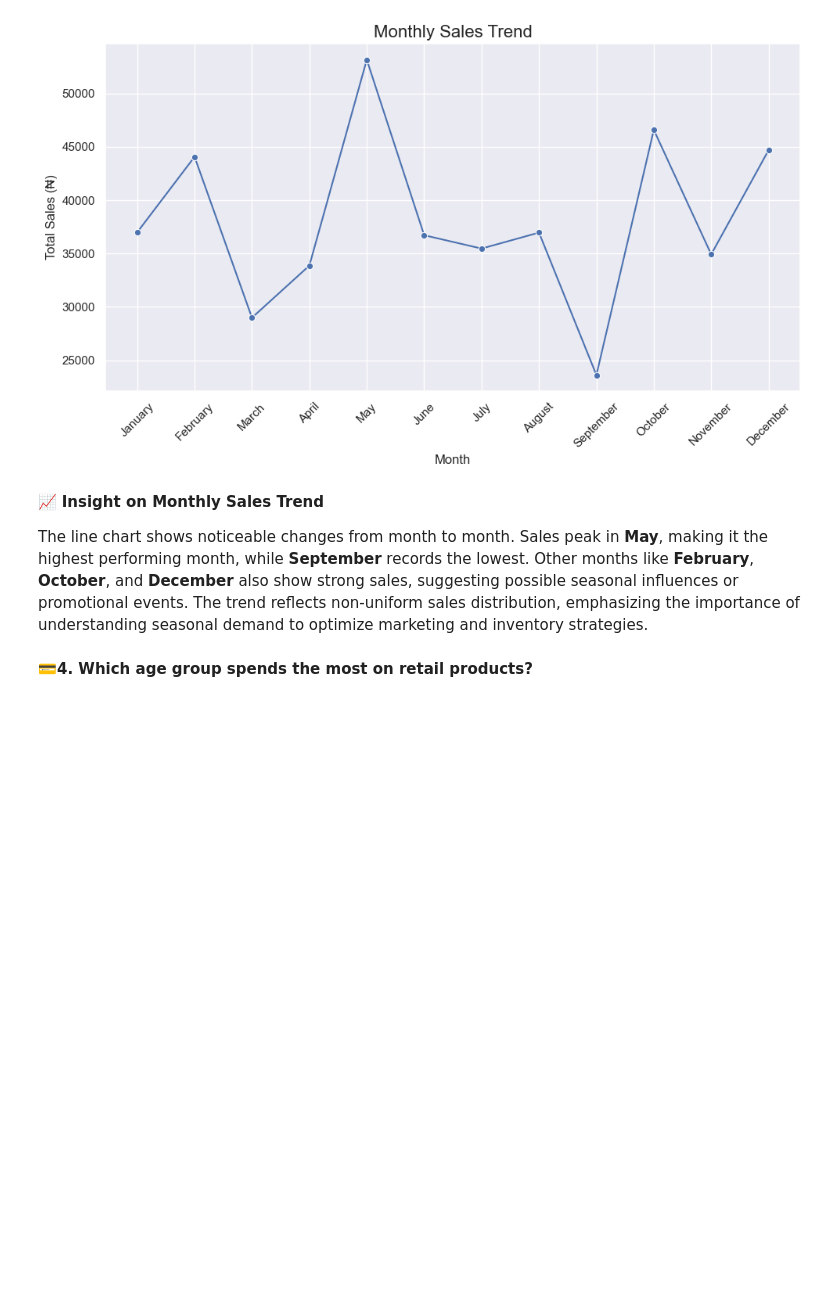
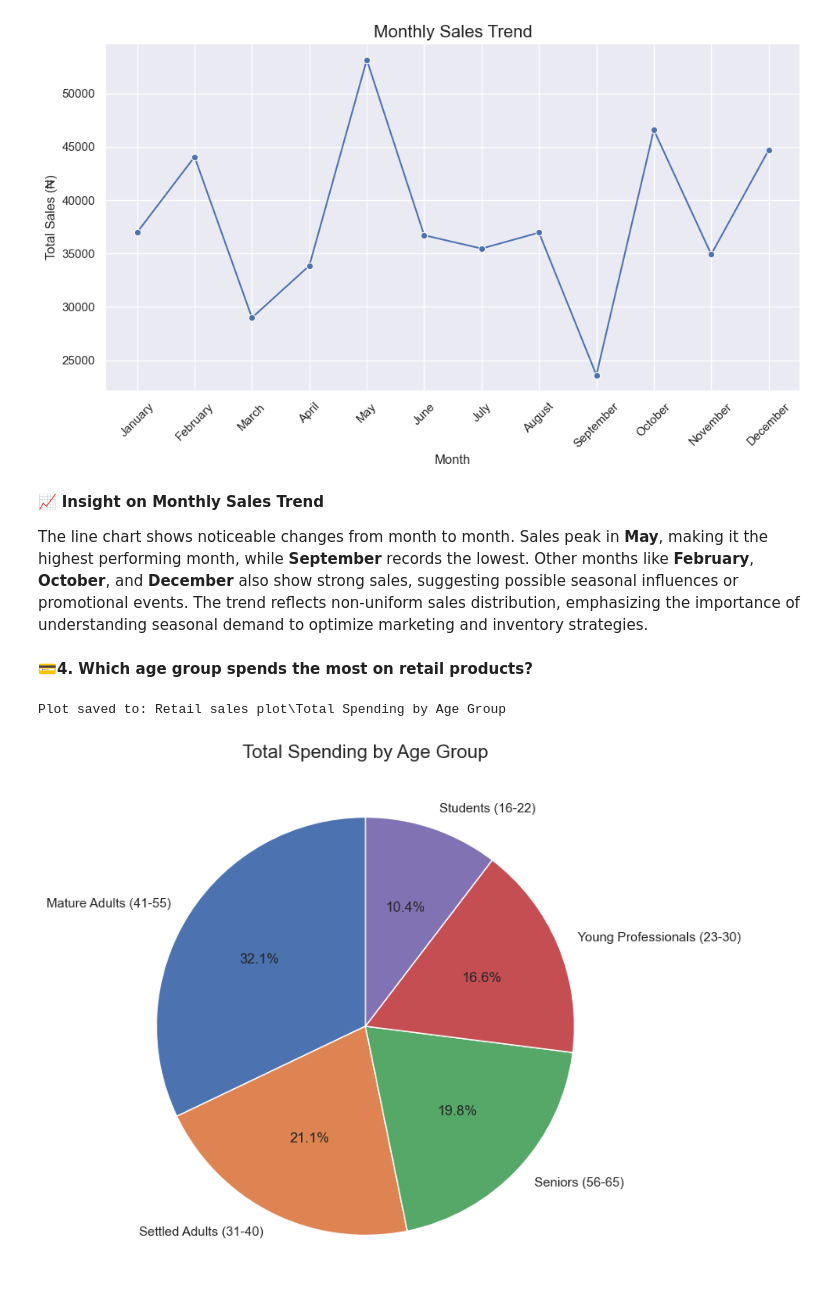
Before and after one commit to Amahianjoshua/Exploratory-Data-Analysis, a Jupyter notebook: Retail_sales_analysis.ipynb, the cells around one changed output. Cells and saved outputs as stored; diff of their text form; code cells hidden in the pictures; blank space fills up the shorter version.

```diff
--- a/Retail_sales_analysis.ipynb
+++ b/Retail_sales_analysis.ipynb
@@ -303,3 +284,13 @@ Plot saved to: Retail sales plot\Monthly Sales Trend
 The line chart shows noticeable changes from month to month. Sales peak in **May**, making it the highest performing month, while **September** records the lowest. Other months like **February**, **October**, and **December** also show strong sales, suggesting possible seasonal influences or promotional events. The trend reflects non-uniform sales distribution, emphasizing the importance of understanding seasonal demand to optimize marketing and inventory strategies.
 # %% [markdown]
 💳**4. Which age group spends the most on retail products?**
+# %%
+age_spending=df.groupby('Age_Group')['Total Amount'].sum().sort_values(ascending=False)
+plt.figure(figsize=(8, 8))
+plt.pie(age_spending, labels=age_spending.index, autopct='%1.1f%%', startangle=90)
+plt.title('Total Spending by Age Group', fontsize=16)
+save_plot('Total Spending by Age Group')
+plt.show()
+# %% [output]
+Plot saved to: Retail sales plot\Total Spending by Age Group
+[figure, added]
```
Also changed, not shown: parts of 21 cells of this notebook, 3 other files.
